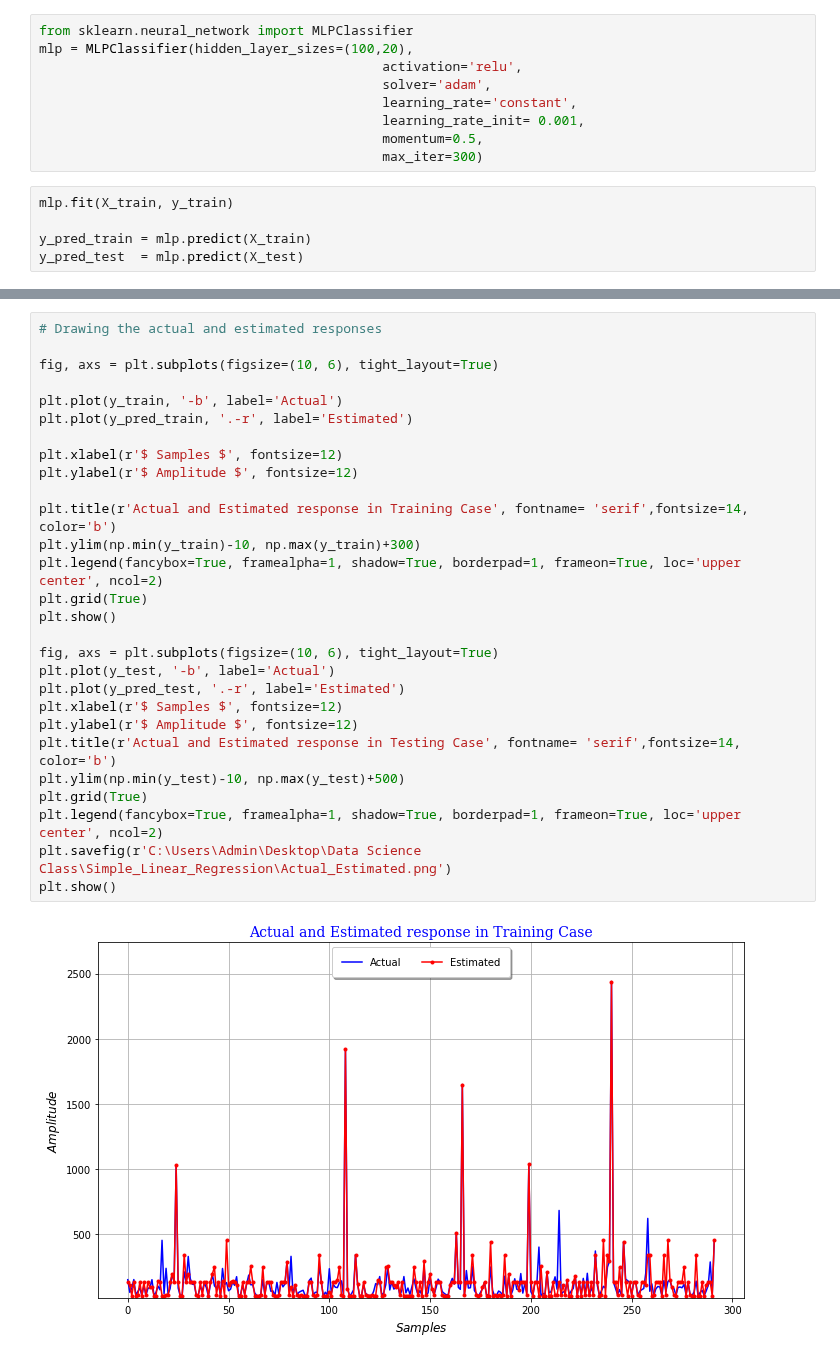
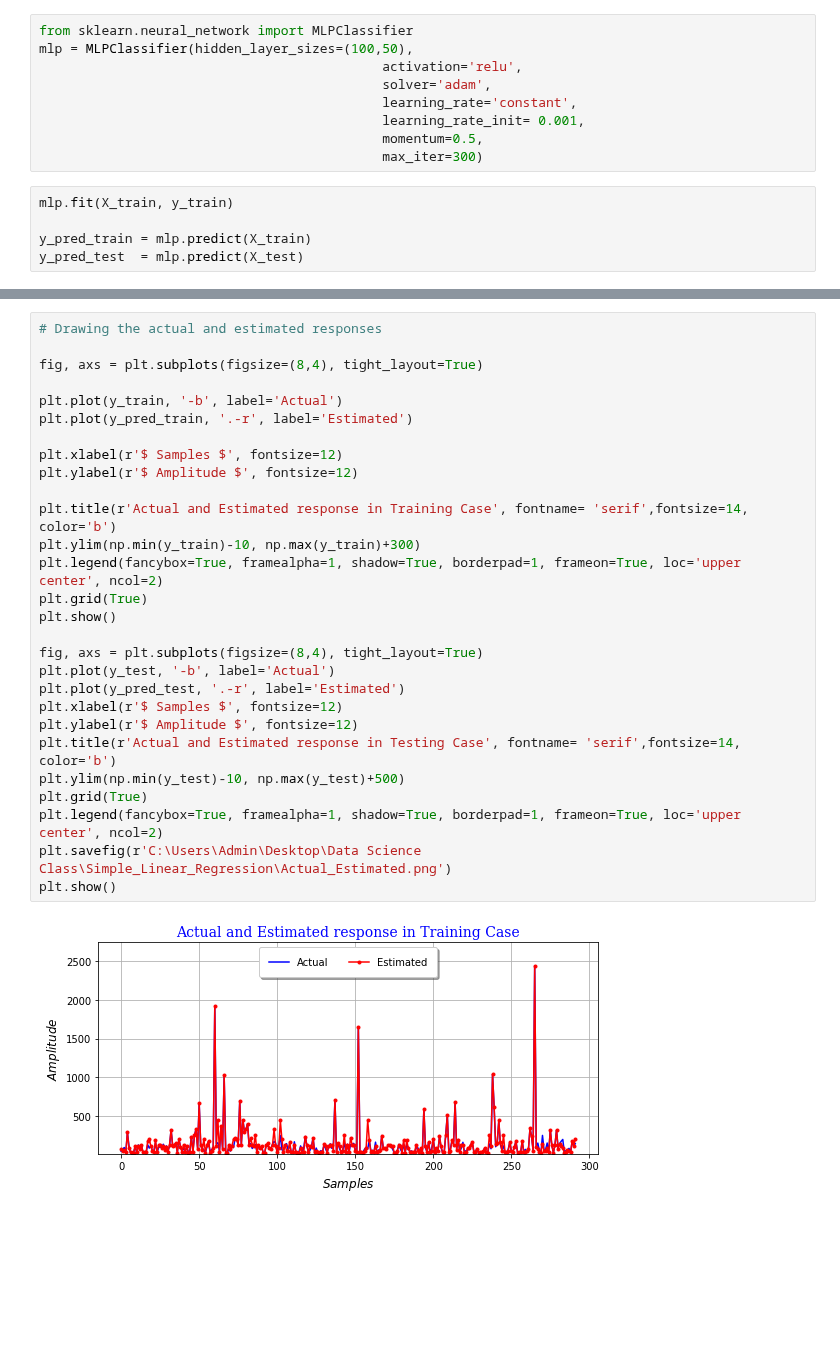
Before and after one commit to asheta66/Machine-Learning-2024, a Jupyter notebook: Feedforward Neural Networks/Forecasting_Using_ANN_with_Sklearn.ipynb, the cells around one changed output, grey strips where cells are left out. Cells and saved outputs as stored; diff of their text form; blank space fills up the shorter version.

```diff
--- a/Feedforward Neural Networks/Forecasting_Using_ANN_with_Sklearn.ipynb
+++ b/Feedforward Neural Networks/Forecasting_Using_ANN_with_Sklearn.ipynb
@@ -51,7 +51,7 @@ X_train.shape, y_train.shape
 4. solver: This parameter specifies the algorithm for weight optimization across the nodes.
 # %%
 from sklearn.neural_network import MLPClassifier
-mlp = MLPClassifier(hidden_layer_sizes=(100,20),
+mlp = MLPClassifier(hidden_layer_sizes=(100,50),
                                             activation='relu',
                                             solver='adam',
                                             learning_rate='constant',
@@ -76,30 +76,30 @@ plt.show()
 # %%
 # Drawing the actual and estimated responses
 
-fig, axs = plt.subplots(figsize=(10, 6), tight_layout=True)
+fig, axs = plt.subplots(figsize=(8,4), tight_layout=True)
 
 plt.plot(y_train, '-b', label='Actual')
 plt.plot(y_pred_train, '.-r', label='Estimated')
 
 plt.xlabel(r'$ Samples $', fontsize=12)
 plt.ylabel(r'$ Amplitude $', fontsize=12)
 
 plt.title(r'Actual and Estimated response in Training Case', fontname= 'serif',fontsize=14, color='b')
 plt.ylim(np.min(y_train)-10, np.max(y_train)+300)
 plt.legend(fancybox=True, framealpha=1, shadow=True, borderpad=1, frameon=True, loc='upper center', ncol=2)
 plt.grid(True)
 plt.show()
 
-fig, axs = plt.subplots(figsize=(10, 6), tight_layout=True)
+fig, axs = plt.subplots(figsize=(8,4), tight_layout=True)
 plt.plot(y_test, '-b', label='Actual')
 plt.plot(y_pred_test, '.-r', label='Estimated')
 plt.xlabel(r'$ Samples $', fontsize=12)
 plt.ylabel(r'$ Amplitude $', fontsize=12)
 plt.title(r'Actual and Estimated response in Testing Case', fontname= 'serif',fontsize=14, color='b')
 plt.ylim(np.min(y_test)-10, np.max(y_test)+500)
 plt.grid(True)
 plt.legend(fancybox=True, framealpha=1, shadow=True, borderpad=1, frameon=True, loc='upper center', ncol=2)
 plt.savefig(r'C:\Users\Admin\Desktop\Data Science Class\Simple_Linear_Regression\Actual_Estimated.png')
 plt.show()
 # %% [output]
-[figure, old version]
+[figure, new version]
```
Also changed, not shown: parts of 5 cells of this notebook.
